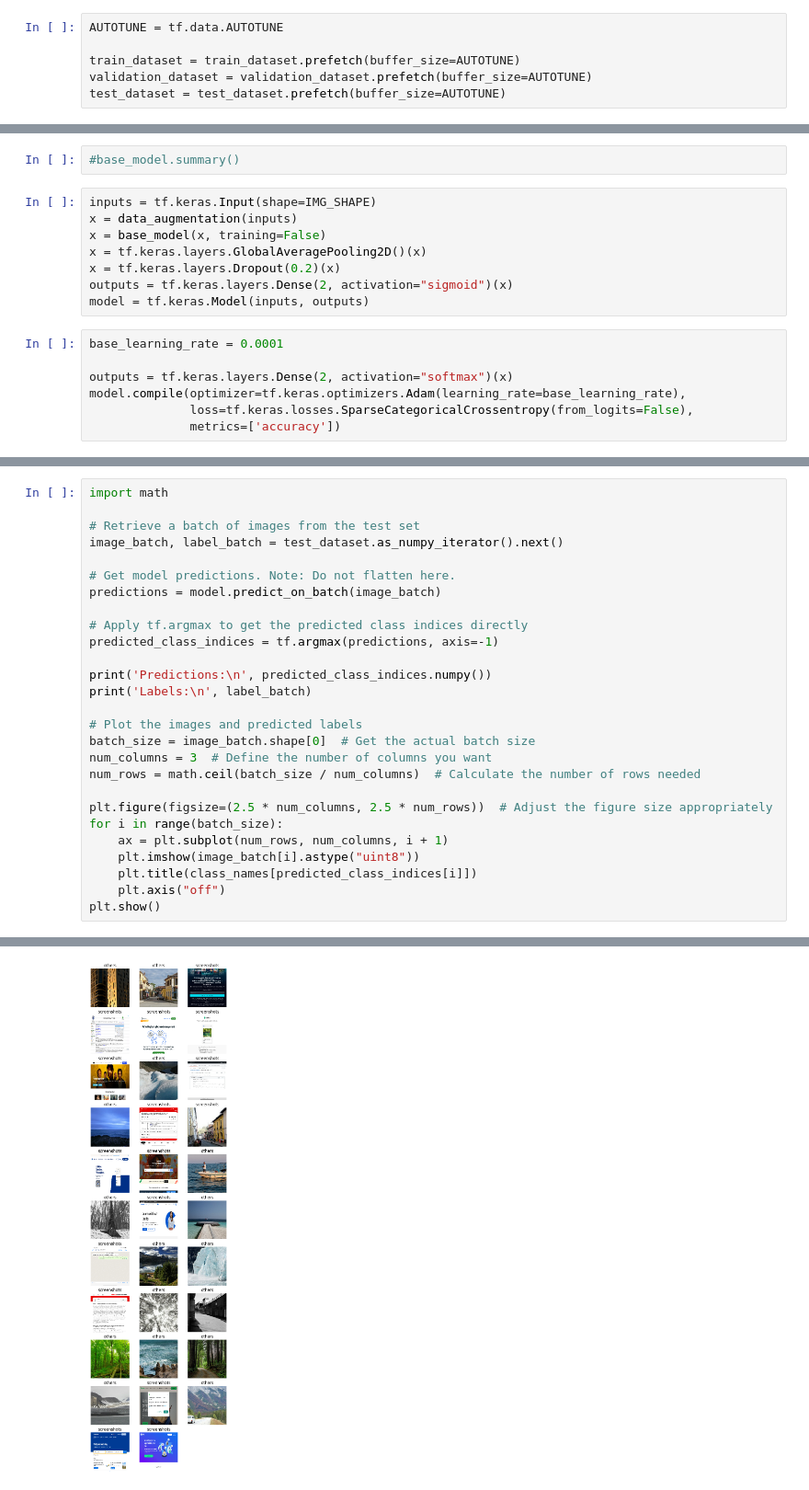
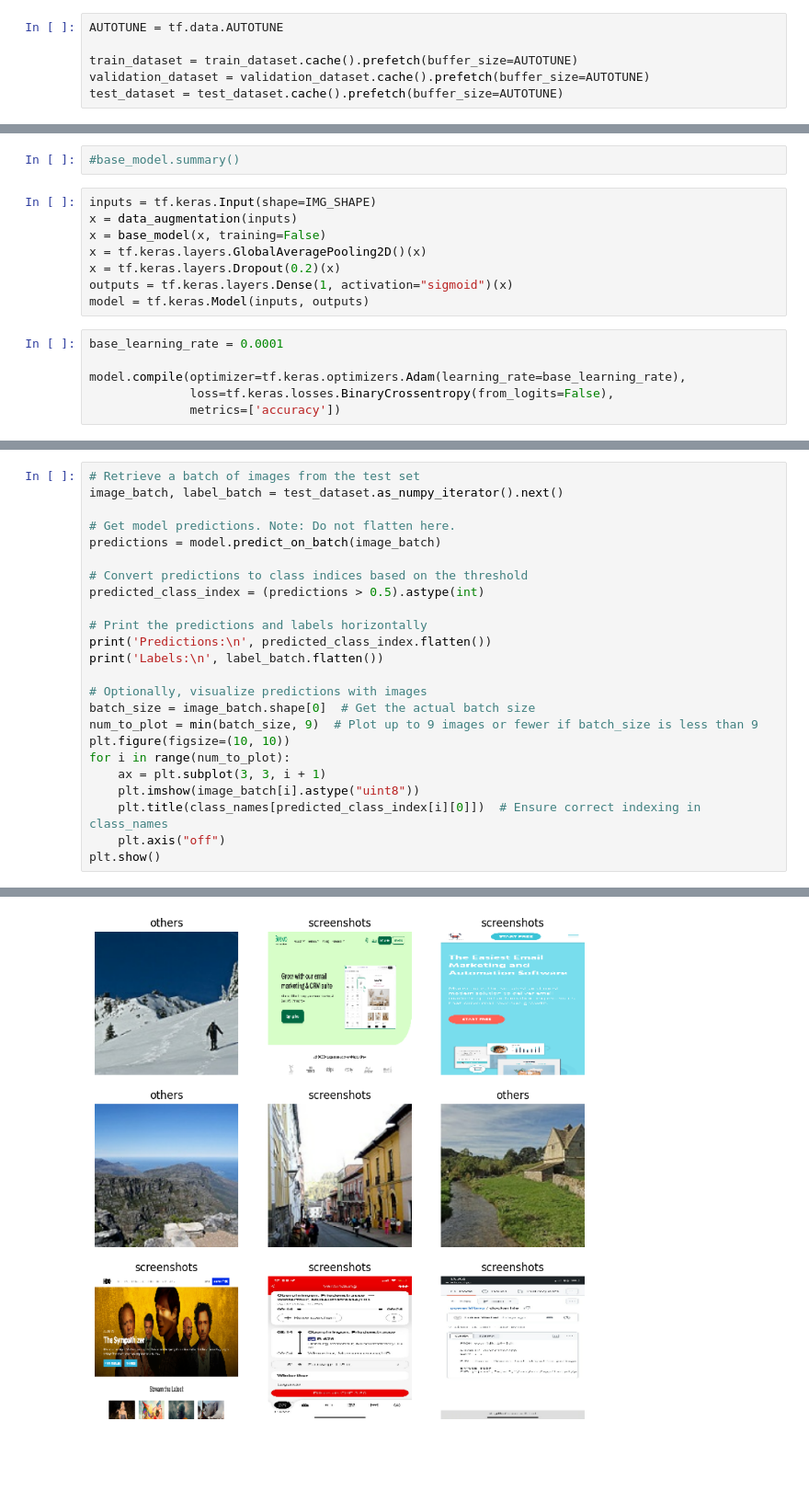
Before and after one commit to lukasweibel/image-sweep, a Jupyter notebook: image-sweep.ipynb, the cells around one changed output, grey strips where cells are left out. Shown at 92% size. Saved outputs shown, nothing was run; the diff lists cells and outputs as text; blank space fills up the shorter version.

```diff
--- a/image-sweep.ipynb
+++ b/image-sweep.ipynb
@@ -74,9 +74,9 @@ Number of test batches: 1
 # %%
 AUTOTUNE = tf.data.AUTOTUNE
 
-train_dataset = train_dataset.prefetch(buffer_size=AUTOTUNE)
-validation_dataset = validation_dataset.prefetch(buffer_size=AUTOTUNE)
-test_dataset = test_dataset.prefetch(buffer_size=AUTOTUNE)
+train_dataset = train_dataset.cache().prefetch(buffer_size=AUTOTUNE)
+validation_dataset = validation_dataset.cache().prefetch(buffer_size=AUTOTUNE)
+test_dataset = test_dataset.cache().prefetch(buffer_size=AUTOTUNE)
 # %%
 preprocess_input = tf.keras.applications.mobilenet_v2.preprocess_input
 # %%
@@ -101,14 +102,13 @@ x = data_augmentation(inputs)
 x = base_model(x, training=False)
 x = tf.keras.layers.GlobalAveragePooling2D()(x)
 x = tf.keras.layers.Dropout(0.2)(x)
-outputs = tf.keras.layers.Dense(2, activation="sigmoid")(x)
+outputs = tf.keras.layers.Dense(1, activation="sigmoid")(x)
 model = tf.keras.Model(inputs, outputs)
 # %%
 base_learning_rate = 0.0001
 
-outputs = tf.keras.layers.Dense(2, activation="softmax")(x)
 model.compile(optimizer=tf.keras.optimizers.Adam(learning_rate=base_learning_rate),
-              loss=tf.keras.losses.SparseCategoricalCrossentropy(from_logits=False),
+              loss=tf.keras.losses.BinaryCrossentropy(from_logits=False),
               metrics=['accuracy'])
 # %%
 model.summary()
@@ -203,28 +203,25 @@ Test accuracy : 0.96875
 # %%
-import math
-
 # Retrieve a batch of images from the test set
 image_batch, label_batch = test_dataset.as_numpy_iterator().next()
 
 # Get model predictions. Note: Do not flatten here.
 predictions = model.predict_on_batch(image_batch)
 
-# Apply tf.argmax to get the predicted class indices directly
-predicted_class_indices = tf.argmax(predictions, axis=-1)
+# Convert predictions to class indices based on the threshold
+predicted_class_index = (predictions > 0.5).astype(int)
 
-print('Predictions:\n', predicted_class_indices.numpy())
-print('Labels:\n', label_batch)
+# Print the predictions and labels horizontally
+print('Predictions:\n', predicted_class_index.flatten())
+print('Labels:\n', label_batch.flatten())
 
-# Plot the images and predicted labels
+# Optionally, visualize predictions with images
 batch_size = image_batch.shape[0]  # Get the actual batch size
-num_columns = 3  # Define the number of columns you want
-num_rows = math.ceil(batch_size / num_columns)  # Calculate the number of rows needed
-
-plt.figure(figsize=(2.5 * num_columns, 2.5 * num_rows))  # Adjust the figure size appropriately
-for i in range(batch_size):
-    ax = plt.subplot(num_rows, num_columns, i + 1)
+num_to_plot = min(batch_size, 9)  # Plot up to 9 images or fewer if batch_size is less than 9
+plt.figure(figsize=(10, 10))
+for i in range(num_to_plot):
+    ax = plt.subplot(3, 3, i + 1)
     plt.imshow(image_batch[i].astype("uint8"))
-    plt.title(class_names[predicted_class_indices[i]])
+    plt.title(class_names[predicted_class_index[i][0]])  # Ensure correct indexing in class_names
     plt.axis("off")
 plt.show()
 # %% [output]
@@ -235 +232 @@ Labels:
-[figure, old version]
+[figure, new version]
```
Also changed, not shown: parts of 11 cells of this notebook.
